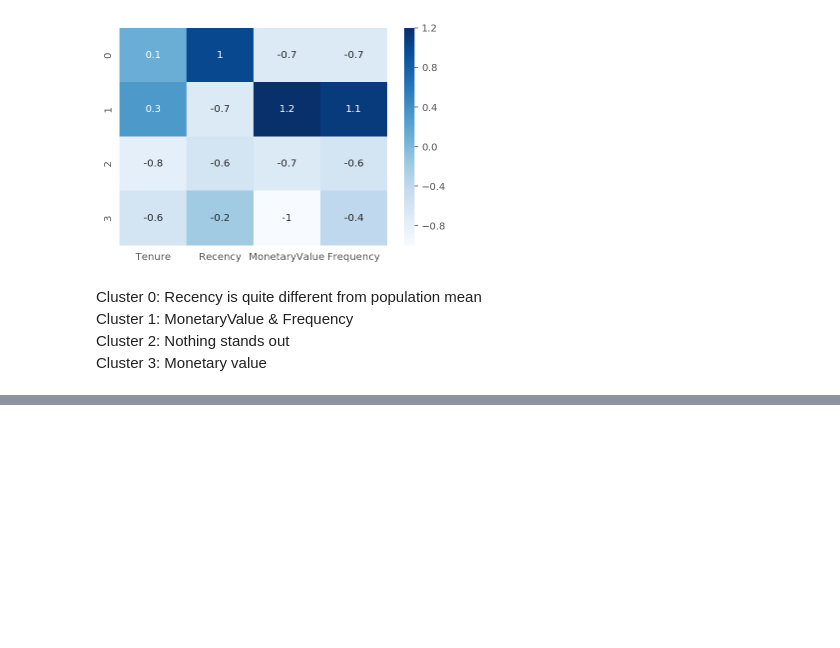
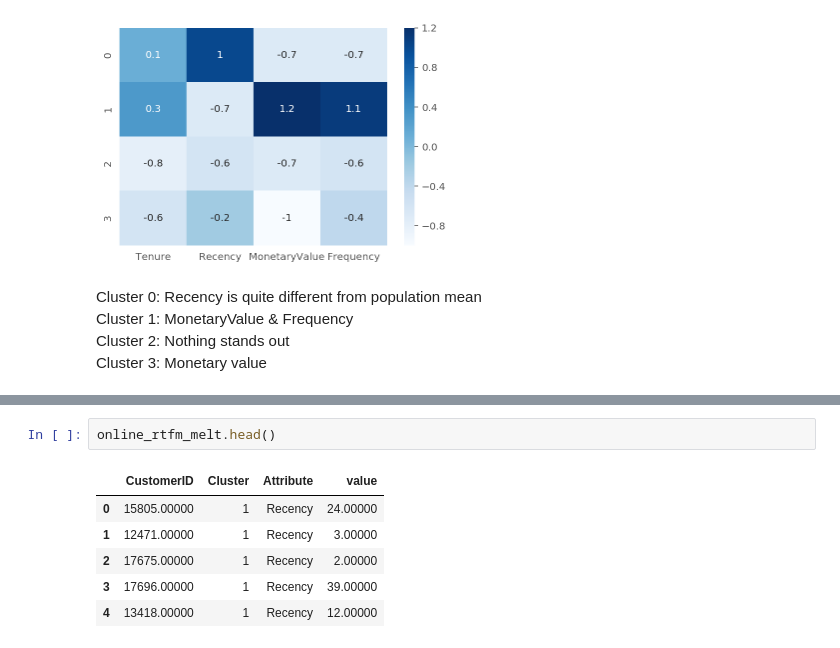
Before and after one commit to guocheng/data-analysis, a Jupyter notebook: RFM_Analysis_Kmeans/RFM Analysis + KMeans Cluster.ipynb, the cells around one changed output, grey strips where cells are left out. Cells and saved outputs as stored; diff of their text form; blank space fills up the shorter version.

```diff
--- a/RFM_Analysis_Kmeans/RFM Analysis + KMeans Cluster.ipynb
+++ b/RFM_Analysis_Kmeans/RFM Analysis + KMeans Cluster.ipynb
@@ -203,0 +214,9 @@ Cluster 3: Monetary value
+# %%
+online_rtfm_melt.head()
+# %% [output]
+|  | CustomerID | Cluster | Attribute | value |
+| 0 | 15805.00000 | 1 | Recency | 24.00000 |
+| 1 | 12471.00000 | 1 | Recency | 3.00000 |
+| 2 | 17675.00000 | 1 | Recency | 2.00000 |
+| 3 | 17696.00000 | 1 | Recency | 39.00000 |
+| 4 | 13418.00000 | 1 | Recency | 12.00000 |
```
Also changed, not shown: parts of 6 cells of this notebook, 2 other files.
